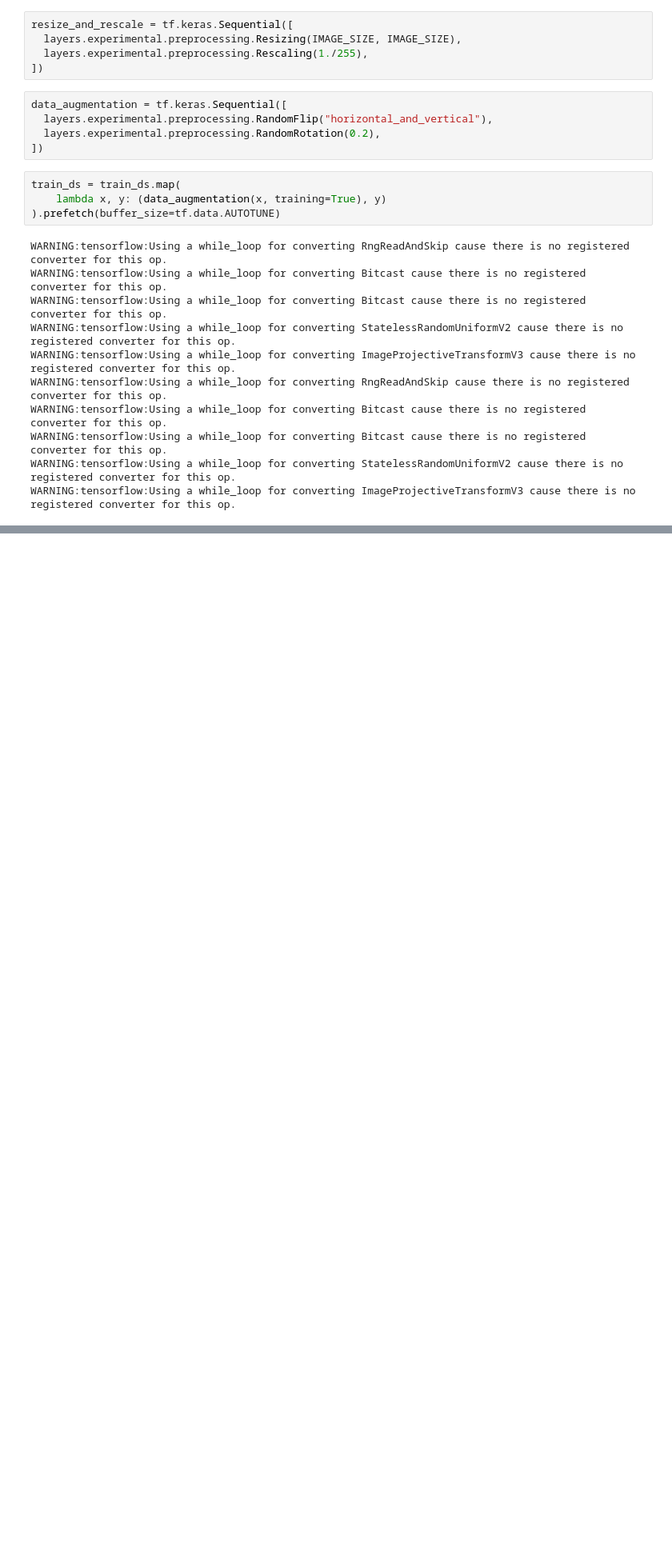
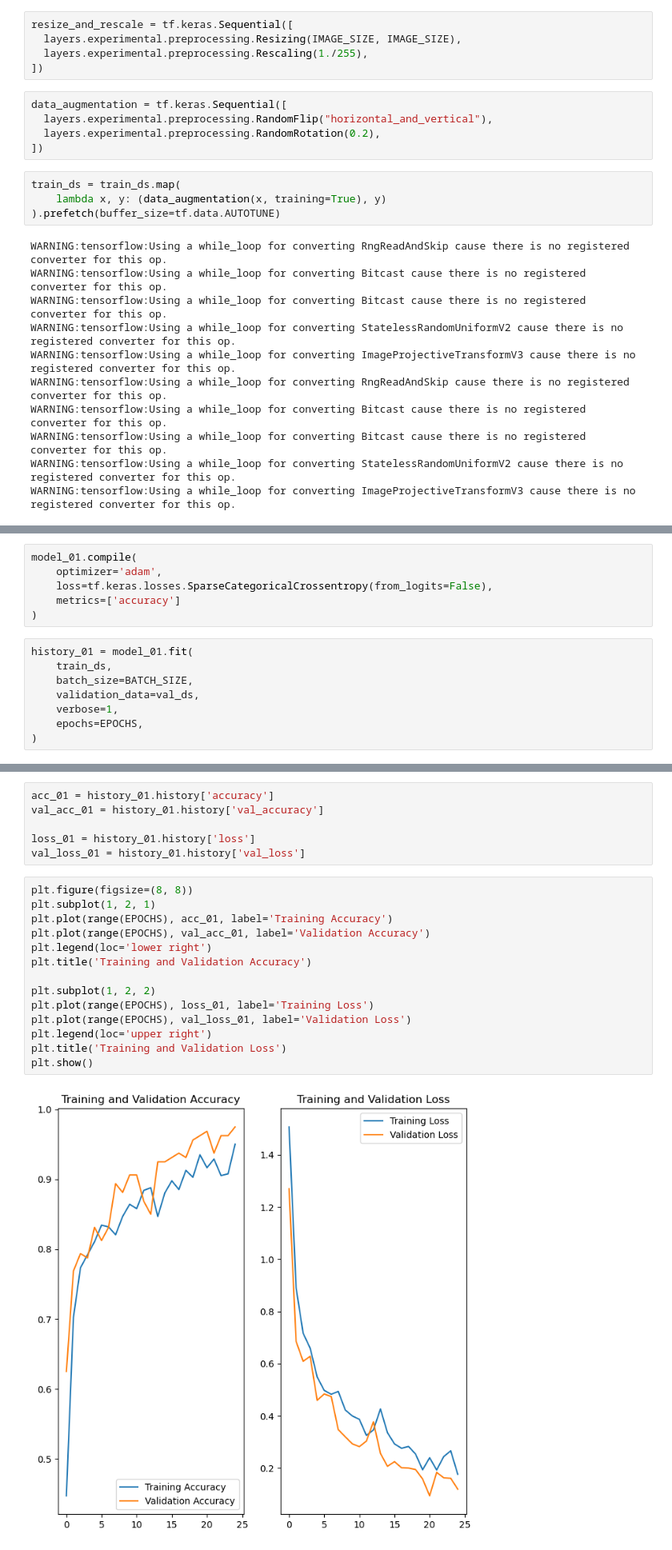
Before and after one commit to sabbirarif/Thesis_Project, a Jupyter notebook: Brinjal_Disease_Detection_Using_Deep_Learning_main_file_(1).ipynb, the cells around one changed output, grey strips where cells are left out. Shown at 80% size. Cells and saved outputs as stored; diff of their text form; blank space fills up the shorter version.

Commit message:
Applied CNN model

```diff
--- a/Brinjal_Disease_Detection_Using_Deep_Learning_main_file_(1).ipynb
+++ b/Brinjal_Disease_Detection_Using_Deep_Learning_main_file_(1).ipynb
@@ -211,0 +260,14 @@ WARNING:tensorflow:Using a while_loop for converting ImageProjectiveTransformV3
+# %%
+model_01.compile(
+    optimizer='adam',
+    loss=tf.keras.losses.SparseCategoricalCrossentropy(from_logits=False),
+    metrics=['accuracy']
+)
+# %%
+history_01 = model_01.fit(
+    train_ds,
+    batch_size=BATCH_SIZE,
+    validation_data=val_ds,
+    verbose=1,
+    epochs=EPOCHS,
+)
@@ -211,0 +298,22 @@ WARNING:tensorflow:Using a while_loop for converting ImageProjectiveTransformV3
+# %%
+acc_01 = history_01.history['accuracy']
+val_acc_01 = history_01.history['val_accuracy']
+
+loss_01 = history_01.history['loss']
+val_loss_01 = history_01.history['val_loss']
+# %%
+plt.figure(figsize=(8, 8))
+plt.subplot(1, 2, 1)
+plt.plot(range(EPOCHS), acc_01, label='Training Accuracy')
+plt.plot(range(EPOCHS), val_acc_01, label='Validation Accuracy')
+plt.legend(loc='lower right')
+plt.title('Training and Validation Accuracy')
+
+plt.subplot(1, 2, 2)
+plt.plot(range(EPOCHS), loss_01, label='Training Loss')
+plt.plot(range(EPOCHS), val_loss_01, label='Validation Loss')
+plt.legend(loc='upper right')
+plt.title('Training and Validation Loss')
+plt.show()
+# %% [output]
+[figure, added]
```
Also changed, not shown: parts of 8 cells of this notebook.
